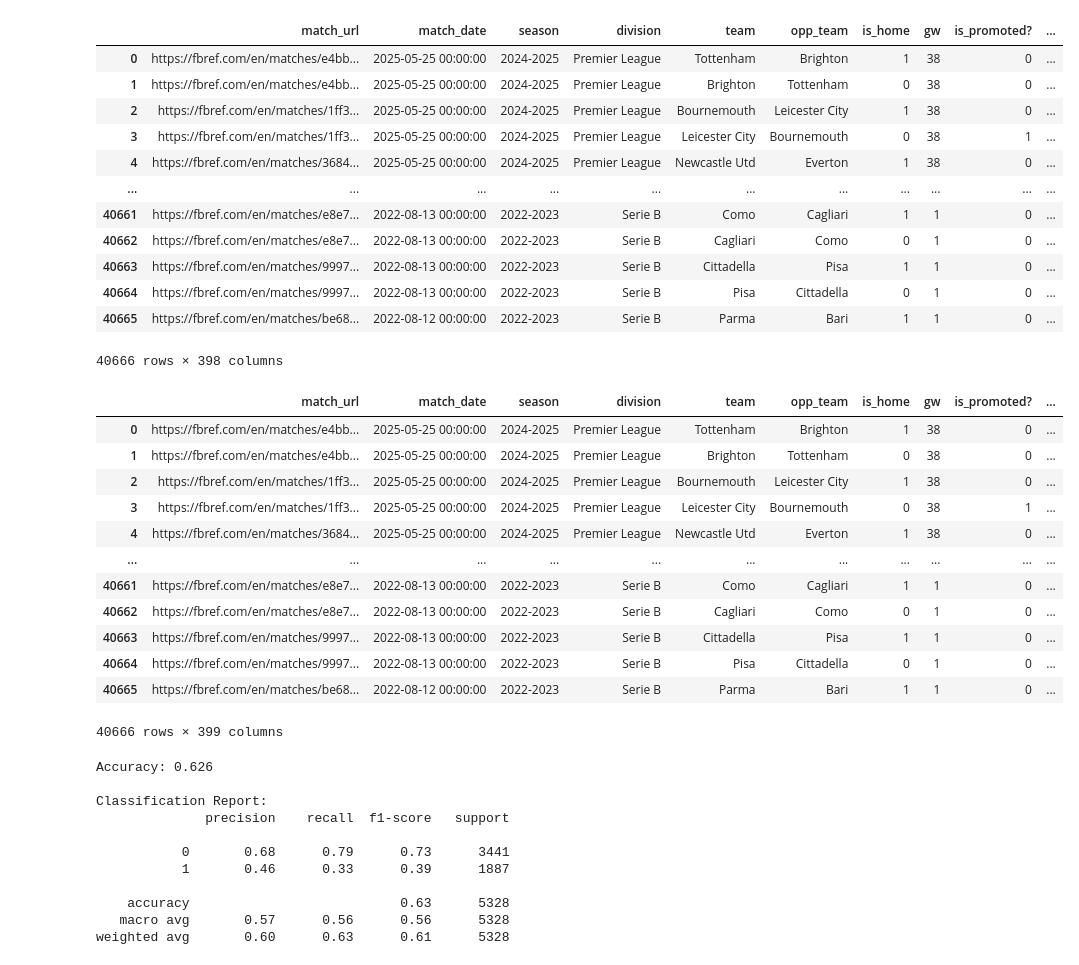
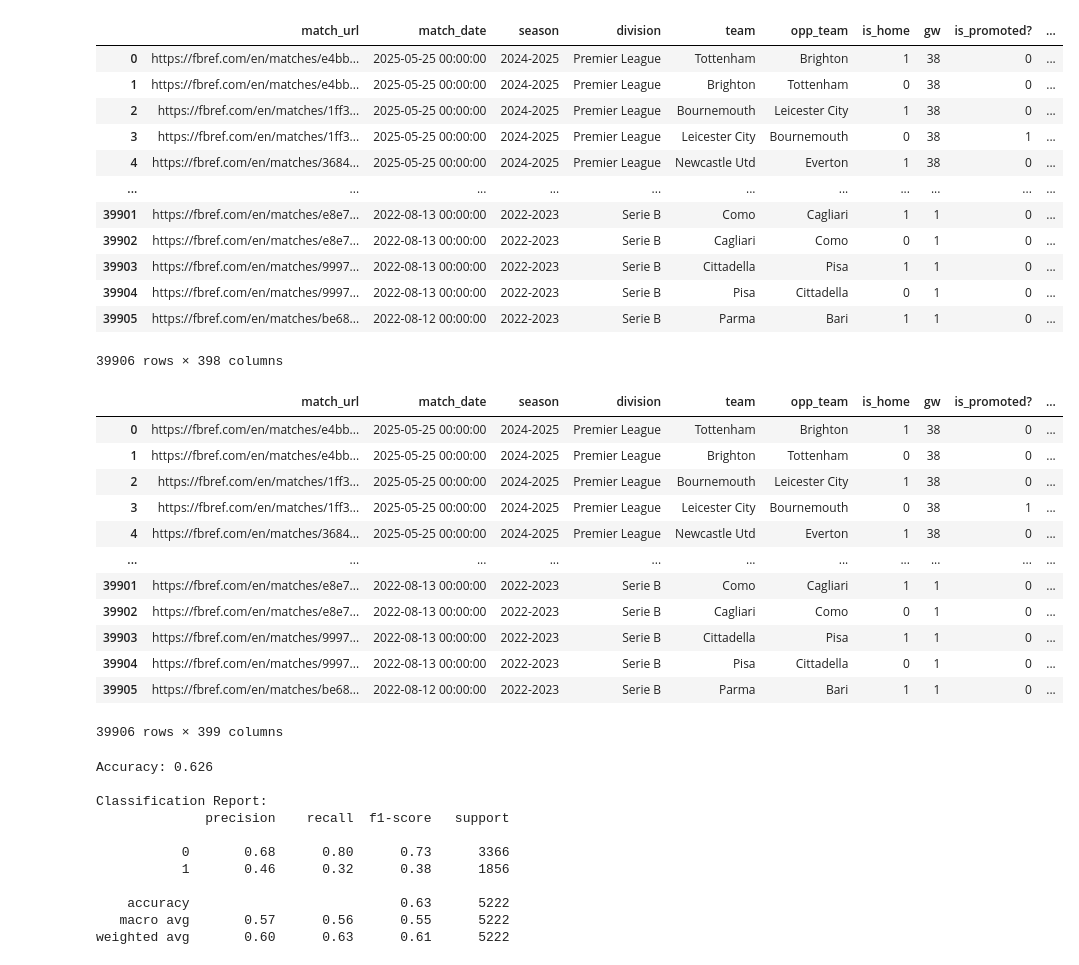
Before and after one commit to louis-porter/algobetting, a Jupyter notebook: algo/models/team_corners/classifier/xgb_clas_team_corners_v3.ipynb, the cells around one changed output. Cells and saved outputs as stored; diff of their text form; code cells hidden in the pictures.

```diff
--- a/algo/models/team_corners/classifier/xgb_clas_team_corners_v3.ipynb
+++ b/algo/models/team_corners/classifier/xgb_clas_team_corners_v3.ipynb
@@ -1,44 +1,45 @@
 # %%
 import pandas as pd
 import sqlite3
 import numpy as np
 from sklearn.model_selection import train_test_split
 from sklearn.metrics import accuracy_score, mean_squared_error, r2_score, mean_poisson_deviance, mean_gamma_deviance
 from sklearn.metrics import mean_squared_error, mean_absolute_error, classification_report
 import xgboost as xgb
 
 conn = sqlite3.connect(r'C:\Users\Owner\dev\algobetting\infra\data\db\algobetting.db')
 
 df = pd.read_sql_query("""
-                        SELECT DISTINCT
-                            f.*,
-                            ms.passing_corner_kicks as corner_kicks,
-                            ms.opp_passing_corner_kicks as opp_corner_kicks
-                        FROM
-                            team_all_features_365_005 f
-                        JOIN
-                            fbref_match_summary_v2 ms
-                                ON ms.match_url = f.match_url
-                                AND ms.team = f.team
-                        WHERE
-                            f.team_rolling_summary_minutes IS NOT NULL
+                    SELECT DISTINCT
+                        f.*,
+                        ms.passing_corner_kicks as corner_kicks,
+                        ms.opp_passing_corner_kicks as opp_corner_kicks
+                    FROM
+                        team_all_features_365_005 f
+                    JOIN
+                        fbref_match_summary_v2 ms
+                            ON ms.match_url = f.match_url
+                            AND ms.team = f.team
+                    WHERE
+                        f.team_rolling_summary_minutes IS NOT NULL
+                        AND NOT (f.`is_promoted?` = 1 AND f.`is_early_season?` = 1)
                        """, conn)
 
 df
 # %% [output]
 |  | match_url | match_date | season | division | team | opp_team | is_home | gw | is_promoted? | ... |
 | 0 | https://fbref.com/en/matches/e4bb... | 2025-05-25 00:00:00 | 2024-2025 | Premier League | Tottenham | Brighton | 1 | 38 | 0 | ... |
 | 1 | https://fbref.com/en/matches/e4bb... | 2025-05-25 00:00:00 | 2024-2025 | Premier League | Brighton | Tottenham | 0 | 38 | 0 | ... |
 | 2 | https://fbref.com/en/matches/1ff3... | 2025-05-25 00:00:00 | 2024-2025 | Premier League | Bournemouth | Leicester City | 1 | 38 | 0 | ... |
 | 3 | https://fbref.com/en/matches/1ff3... | 2025-05-25 00:00:00 | 2024-2025 | Premier League | Leicester City | Bournemouth | 0 | 38 | 1 | ... |
 | 4 | https://fbref.com/en/matches/3684... | 2025-05-25 00:00:00 | 2024-2025 | Premier League | Newcastle Utd | Everton | 1 | 38 | 0 | ... |
 | ... | ... | ... | ... | ... | ... | ... | ... | ... | ... | ... |
-| 40661 | https://fbref.com/en/matches/e8e7... | 2022-08-13 00:00:00 | 2022-2023 | Serie B | Como | Cagliari | 1 | 1 | 0 | ... |
-| 40662 | https://fbref.com/en/matches/e8e7... | 2022-08-13 00:00:00 | 2022-2023 | Serie B | Cagliari | Como | 0 | 1 | 0 | ... |
-| 40663 | https://fbref.com/en/matches/9997... | 2022-08-13 00:00:00 | 2022-2023 | Serie B | Cittadella | Pisa | 1 | 1 | 0 | ... |
-| 40664 | https://fbref.com/en/matches/9997... | 2022-08-13 00:00:00 | 2022-2023 | Serie B | Pisa | Cittadella | 0 | 1 | 0 | ... |
-| 40665 | https://fbref.com/en/matches/be68... | 2022-08-12 00:00:00 | 2022-2023 | Serie B | Parma | Bari | 1 | 1 | 0 | ... |
+| 39901 | https://fbref.com/en/matches/e8e7... | 2022-08-13 00:00:00 | 2022-2023 | Serie B | Como | Cagliari | 1 | 1 | 0 | ... |
+| 39902 | https://fbref.com/en/matches/e8e7... | 2022-08-13 00:00:00 | 2022-2023 | Serie B | Cagliari | Como | 0 | 1 | 0 | ... |
+| 39903 | https://fbref.com/en/matches/9997... | 2022-08-13 00:00:00 | 2022-2023 | Serie B | Cittadella | Pisa | 1 | 1 | 0 | ... |
+| 39904 | https://fbref.com/en/matches/9997... | 2022-08-13 00:00:00 | 2022-2023 | Serie B | Pisa | Cittadella | 0 | 1 | 0 | ... |
+| 39905 | https://fbref.com/en/matches/be68... | 2022-08-12 00:00:00 | 2022-2023 | Serie B | Parma | Bari | 1 | 1 | 0 | ... |
-40666 rows × 398 columns
+39906 rows × 398 columns
 # %%
 final_df = df
 # %%
@@ -53,12 +54,12 @@ final_df
 | 3 | https://fbref.com/en/matches/1ff3... | 2025-05-25 00:00:00 | 2024-2025 | Premier League | Leicester City | Bournemouth | 0 | 38 | 1 | ... |
 | 4 | https://fbref.com/en/matches/3684... | 2025-05-25 00:00:00 | 2024-2025 | Premier League | Newcastle Utd | Everton | 1 | 38 | 0 | ... |
 | ... | ... | ... | ... | ... | ... | ... | ... | ... | ... | ... |
-| 40661 | https://fbref.com/en/matches/e8e7... | 2022-08-13 00:00:00 | 2022-2023 | Serie B | Como | Cagliari | 1 | 1 | 0 | ... |
-| 40662 | https://fbref.com/en/matches/e8e7... | 2022-08-13 00:00:00 | 2022-2023 | Serie B | Cagliari | Como | 0 | 1 | 0 | ... |
-| 40663 | https://fbref.com/en/matches/9997... | 2022-08-13 00:00:00 | 2022-2023 | Serie B | Cittadella | Pisa | 1 | 1 | 0 | ... |
-| 40664 | https://fbref.com/en/matches/9997... | 2022-08-13 00:00:00 | 2022-2023 | Serie B | Pisa | Cittadella | 0 | 1 | 0 | ... |
-| 40665 | https://fbref.com/en/matches/be68... | 2022-08-12 00:00:00 | 2022-2023 | Serie B | Parma | Bari | 1 | 1 | 0 | ... |
+| 39901 | https://fbref.com/en/matches/e8e7... | 2022-08-13 00:00:00 | 2022-2023 | Serie B | Como | Cagliari | 1 | 1 | 0 | ... |
+| 39902 | https://fbref.com/en/matches/e8e7... | 2022-08-13 00:00:00 | 2022-2023 | Serie B | Cagliari | Como | 0 | 1 | 0 | ... |
+| 39903 | https://fbref.com/en/matches/9997... | 2022-08-13 00:00:00 | 2022-2023 | Serie B | Cittadella | Pisa | 1 | 1 | 0 | ... |
+| 39904 | https://fbref.com/en/matches/9997... | 2022-08-13 00:00:00 | 2022-2023 | Serie B | Pisa | Cittadella | 0 | 1 | 0 | ... |
+| 39905 | https://fbref.com/en/matches/be68... | 2022-08-12 00:00:00 | 2022-2023 | Serie B | Parma | Bari | 1 | 1 | 0 | ... |
-40666 rows × 399 columns
+39906 rows × 399 columns
 # %%
 X = final_df.drop(columns=["team", "opp_team", "match_url", "match_date", "corner_kicks", "opp_corner_kicks", "outcome_over"])
 # Use dummies for nominal categorical features
@@ -95,12 +96,12 @@ Accuracy: 0.626
 Classification Report:
               precision    recall  f1-score   support
 
-           0       0.68      0.79      0.73      3441
-           1       0.46      0.33      0.39      1887
+           0       0.68      0.80      0.73      3366
+           1       0.46      0.32      0.38      1856
 
-    accuracy                           0.63      5328
-   macro avg       0.57      0.56      0.56      5328
-weighted avg       0.60      0.63      0.61      5328
+    accuracy                           0.63      5222
+   macro avg       0.57      0.56      0.55      5222
+weighted avg       0.60      0.63      0.61      5222
 # %%
 # Get feature importance as text
 feature_importance = model.get_booster().get_score(importance_type='weight')
```
Also changed, not shown: parts of 5 cells of this notebook, 4 other files.
